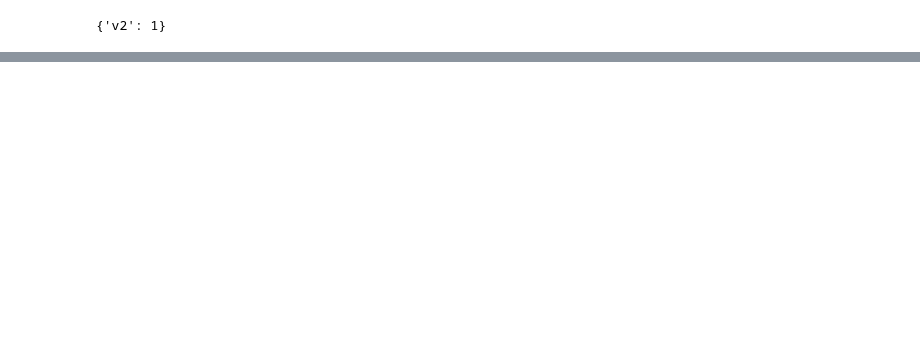
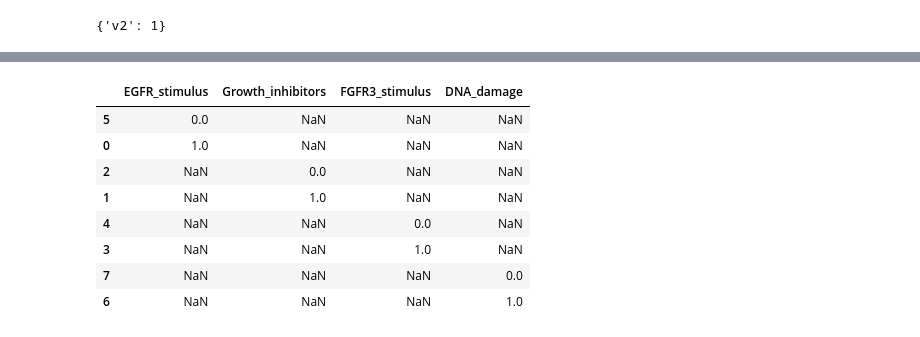
Before and after one commit to colomoto/colomoto-docker, a Jupyter notebook: tutorials/PyBoolNet/PyBoolNet_tutorial.ipynb, the cells around one changed output, grey strips where cells are left out. Drawn from its saved outputs; the diff is of its cells as text; code cells hidden in the pictures; blank space fills up the shorter version.

```diff
--- a/tutorials/PyBoolNet/PyBoolNet_tutorial.ipynb
+++ b/tutorials/PyBoolNet/PyBoolNet_tutorial.ipynb
@@ -60,0 +90,13 @@ created local_igraph.pdf
+# %%
+max_trap_spaces = compute_trap_spaces(primes, "max")
+tabulate(max_trap_spaces)
+# %% [output]
+|  | EGFR_stimulus | Growth_inhibitors | FGFR3_stimulus | DNA_damage |
+| 5 | 0.0 | NaN | NaN | NaN |
+| 0 | 1.0 | NaN | NaN | NaN |
+| 2 | NaN | 0.0 | NaN | NaN |
+| 1 | NaN | 1.0 | NaN | NaN |
+| 4 | NaN | NaN | 0.0 | NaN |
+| 3 | NaN | NaN | 1.0 | NaN |
+| 7 | NaN | NaN | NaN | 0.0 |
+| 6 | NaN | NaN | NaN | 1.0 |
```
Also changed, not shown: parts of 15 cells of this notebook.
